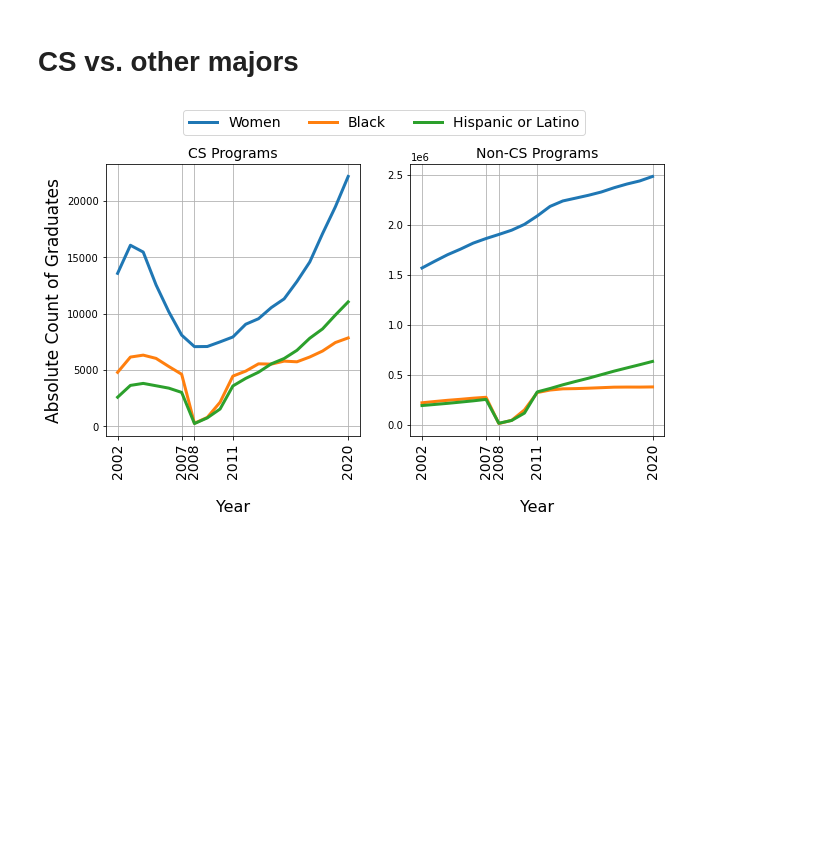
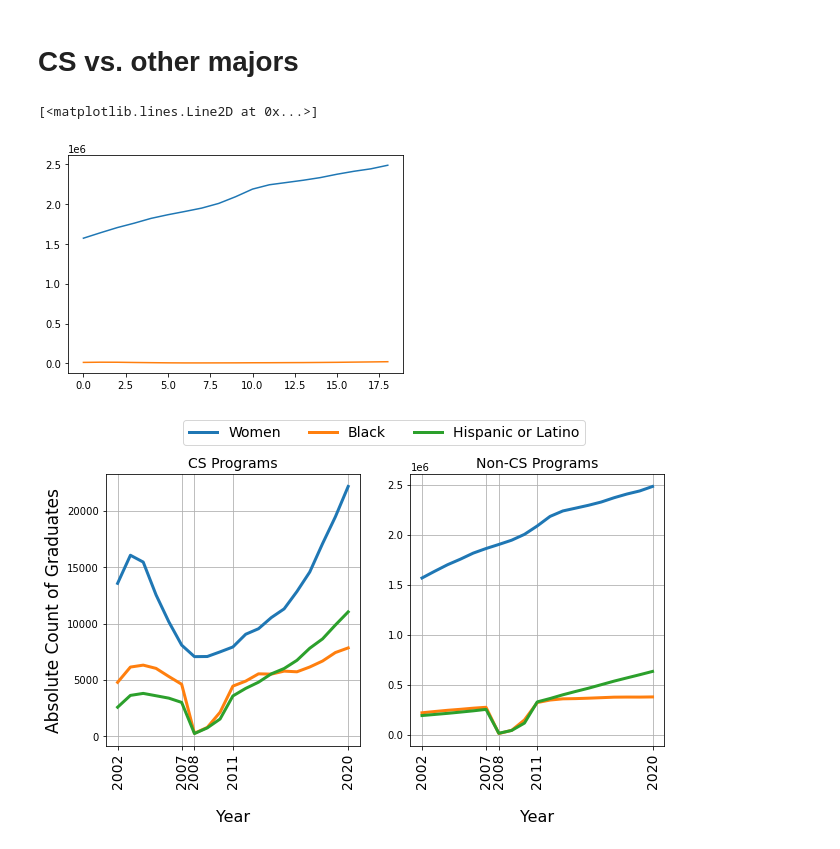
Before and after one commit to fahadsultan/pellstudents, a Jupyter notebook: src/Nationwide trends.ipynb, the cells around one changed output. Drawn from its saved outputs; the diff is of its cells as text; code cells hidden in the pictures; blank space fills up the shorter version.

```diff
--- a/src/Nationwide trends.ipynb
+++ b/src/Nationwide trends.ipynb
@@ -87,6 +87,13 @@ hispanic_abs   = pd.concat(hispanic_abs, axis=1).transpose()
 var, var_alt   = 'CAIANT', 'CRACE19'
 natives_abs    = [df.groupby('CS').apply(lambda x: x[var].sum() if var in df.columns else x[var_alt].sum()) for year, df in cs_and_noncs]
 natives_abs    = pd.concat(natives_abs, axis=1).transpose()
+# %%
+women = all_data_abs[all_data_abs['demo'] == 'women']
+plt.plot(women['ncs'])
+plt.plot(women['cs'])
+# %% [output]
+[<matplotlib.lines.Line2D at 0x...>]
+[figure, added]
 # %%
 all_data_abs = []
 
```
Also changed, not shown: parts of 2 cells of this notebook, 2 other files.
